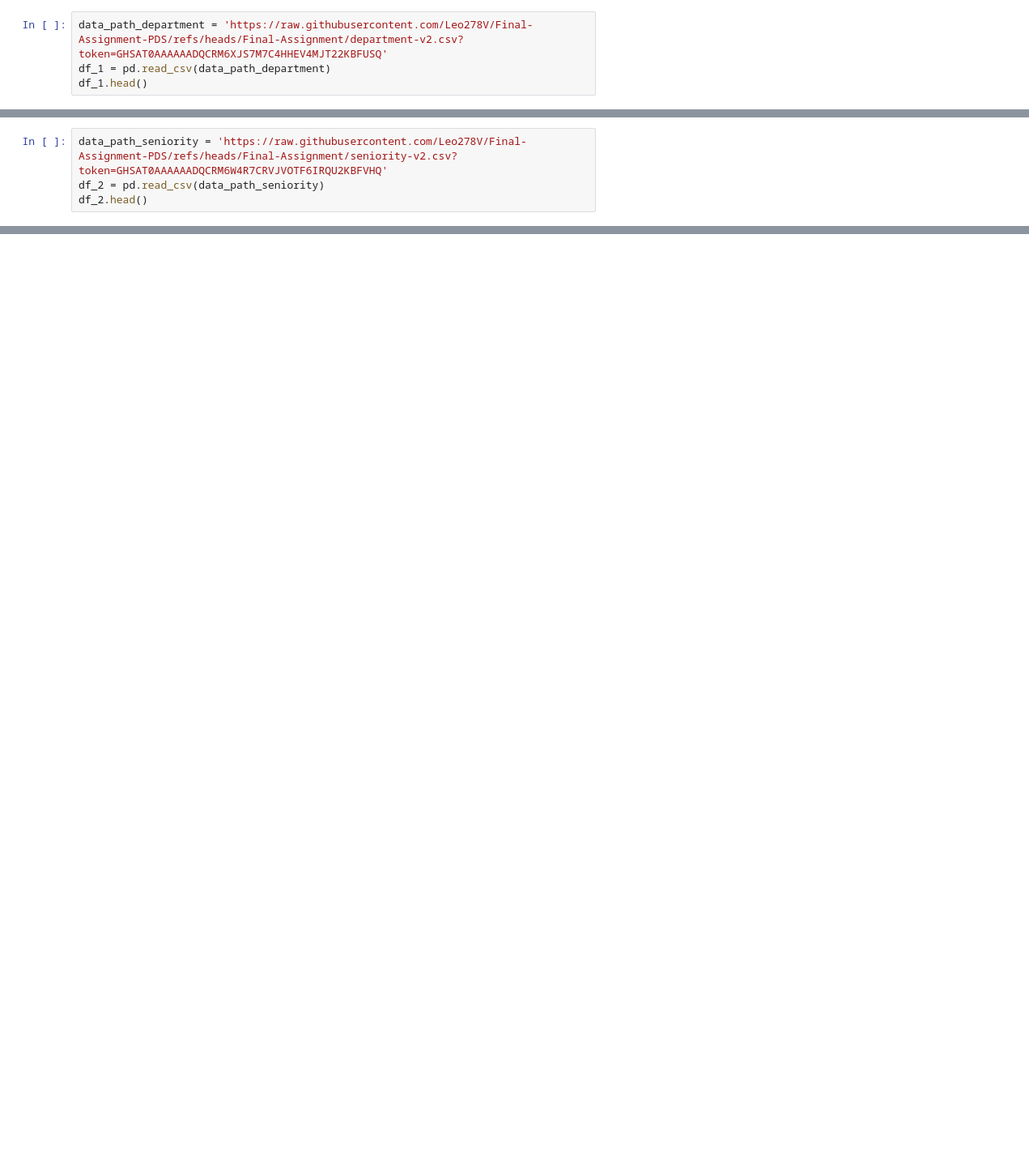
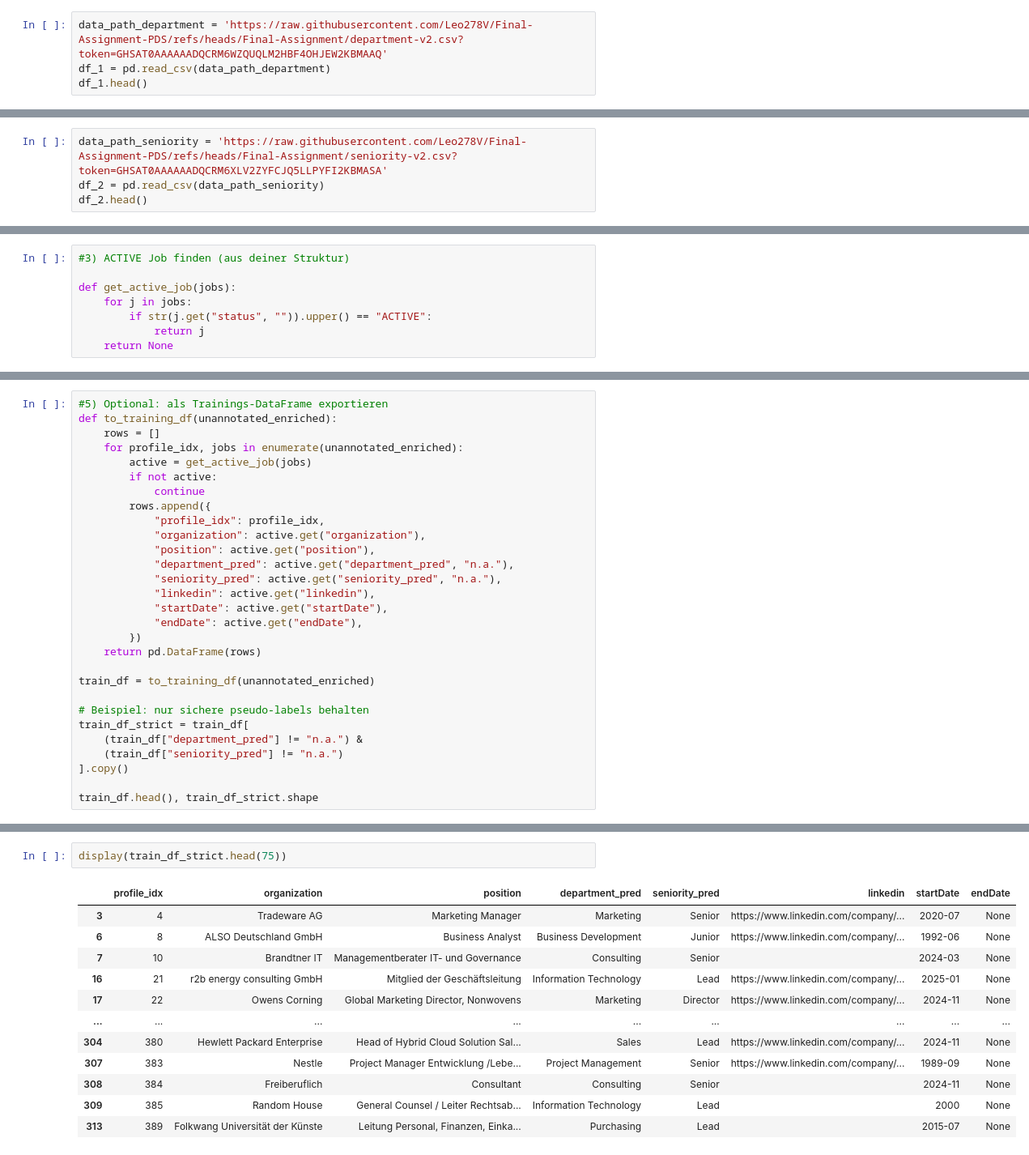
Before and after one commit to Leo278V/Final-Assignment-PDS, a Jupyter notebook: Final_Assignment_PDS.ipynb, the cells around one changed output, grey strips where cells are left out. Shown: that part at 81% size. Saved outputs shown, nothing was run; the diff lists cells and outputs as text; blank space fills up the shorter version.

```diff
--- a/Final_Assignment_PDS.ipynb
+++ b/Final_Assignment_PDS.ipynb
@@ -3,7 +3,7 @@
 # %%
 import pandas as pd
 # %%
-data_path_department = 'https://raw.githubusercontent.com/Leo278V/Final-Assignment-PDS/refs/heads/Final-Assignment/department-v2.csv?token=GHSAT0AAAAAADQCRM6XJS7M7C4HHEV4MJT22KBFUSQ'
+data_path_department = 'https://raw.githubusercontent.com/Leo278V/Final-Assignment-PDS/refs/heads/Final-Assignment/department-v2.csv?token=GHSAT0AAAAAADQCRM6WZQUQLM2HBF4OHJEW2KBMAAQ'
 df_1 = pd.read_csv(data_path_department)
 df_1.head()
 # %% [output]
@@ -38,7 +38,7 @@ df_1['label'].value_counts()
 | Human Resources | 31 |
 dtype: int64
 # %%
-data_path_seniority = 'https://raw.githubusercontent.com/Leo278V/Final-Assignment-PDS/refs/heads/Final-Assignment/seniority-v2.csv?token=GHSAT0AAAAAADQCRM6W4R7CRVJVOTF6IRQU2KBFVHQ'
+data_path_seniority = 'https://raw.githubusercontent.com/Leo278V/Final-Assignment-PDS/refs/heads/Final-Assignment/seniority-v2.csv?token=GHSAT0AAAAAADQCRM6XLV2ZYFCJQ5LLPYFI2KBMASA'
 df_2 = pd.read_csv(data_path_seniority)
 df_2.head()
 # %% [output]
@@ -344,0 +396,8 @@ df[["job_title","department_label","dept_pred","seniority_label","sen_pred"]].he
+# %%
+#3) ACTIVE Job finden (aus deiner Struktur)
+
+def get_active_job(jobs):
+    for j in jobs:
+        if str(j.get("status", "")).upper() == "ACTIVE":
+            return j
+    return None
@@ -344,0 +454,29 @@ df[["job_title","department_label","dept_pred","seniority_label","sen_pred"]].he
+# %%
+#5) Optional: als Trainings-DataFrame exportieren
+def to_training_df(unannotated_enriched):
+    rows = []
+    for profile_idx, jobs in enumerate(unannotated_enriched):
+        active = get_active_job(jobs)
+        if not active:
+            continue
+        rows.append({
+            "profile_idx": profile_idx,
+            "organization": active.get("organization"),
+            "position": active.get("position"),
+            "department_pred": active.get("department_pred", "n.a."),
+            "seniority_pred": active.get("seniority_pred", "n.a."),
+            "linkedin": active.get("linkedin"),
+            "startDate": active.get("startDate"),
+            "endDate": active.get("endDate"),
+        })
+    return pd.DataFrame(rows)
+
+train_df = to_training_df(unannotated_enriched)
+
+# Beispiel: nur sichere pseudo-labels behalten
+train_df_strict = train_df[
+    (train_df["department_pred"] != "n.a.") &
+    (train_df["seniority_pred"] != "n.a.")
+].copy()
+
+train_df.head(), train_df_strict.shape
@@ -344,0 +523,15 @@ df[["job_title","department_label","dept_pred","seniority_label","sen_pred"]].he
+# %%
+display(train_df_strict.head(75))
+# %% [output]
+|  | profile_idx | organization | position | department_pred | seniority_pred | linkedin | startDate | endDate |
+| 3 | 4 | Tradeware AG | Marketing Manager | Marketing | Senior | https://www.linkedin.com/company/... | 2020-07 | None |
+| 6 | 8 | ALSO Deutschland GmbH | Business Analyst | Business Development | Junior | https://www.linkedin.com/company/... | 1992-06 | None |
+| 7 | 10 | Brandtner IT | Managementberater IT- und Governance | Consulting | Senior |  | 2024-03 | None |
+| 16 | 21 | r2b energy consulting GmbH | Mitglied der Geschäftsleitung | Information Technology | Lead | https://www.linkedin.com/company/... | 2025-01 | None |
+| 17 | 22 | Owens Corning | Global Marketing Director, Nonwovens | Marketing | Director | https://www.linkedin.com/company/... | 2024-11 | None |
+| ... | ... | ... | ... | ... | ... | ... | ... | ... |
+| 304 | 380 | Hewlett Packard Enterprise | Head of Hybrid Cloud Solution Sal... | Sales | Lead | https://www.linkedin.com/company/... | 2024-11 | None |
+| 307 | 383 | Nestle | Project Manager Entwicklung /Lebe... | Project Management | Senior | https://www.linkedin.com/company/... | 1989-09 | None |
+| 308 | 384 | Freiberuflich | Consultant | Consulting | Senior |  | 2024-11 | None |
+| 309 | 385 | Random House | General Counsel / Leiter Rechtsab... | Information Technology | Lead |  | 2000 | None |
+| 313 | 389 | Folkwang Universität der Künste | Leitung Personal, Finanzen, Einka... | Purchasing | Lead |  | 2015-07 | None |
```
Also changed, not shown: parts of 8 cells of this notebook.
